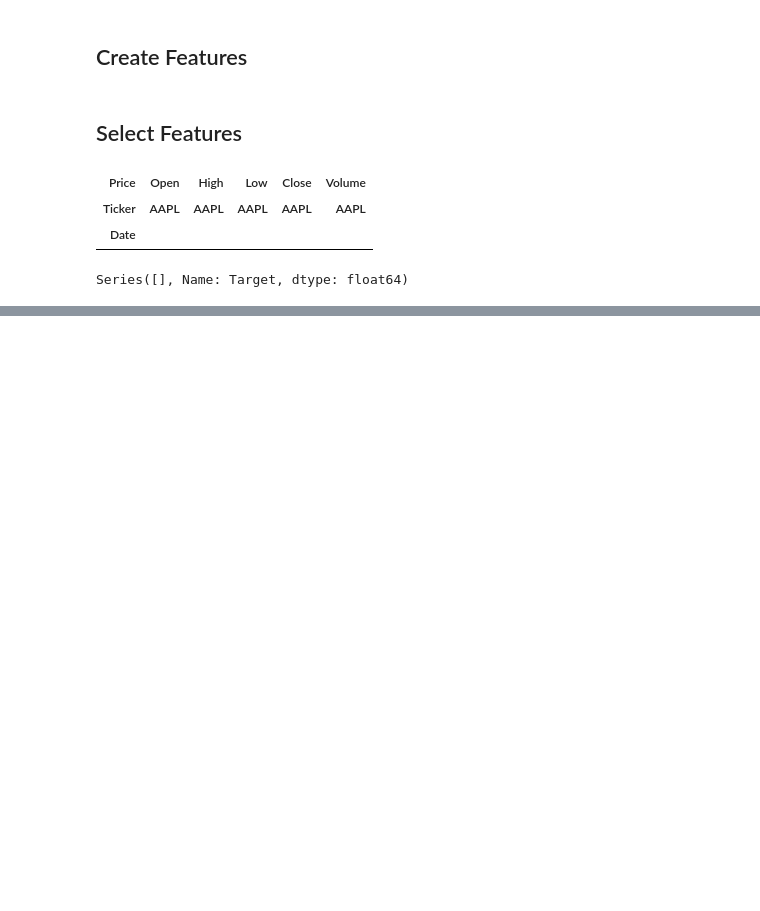
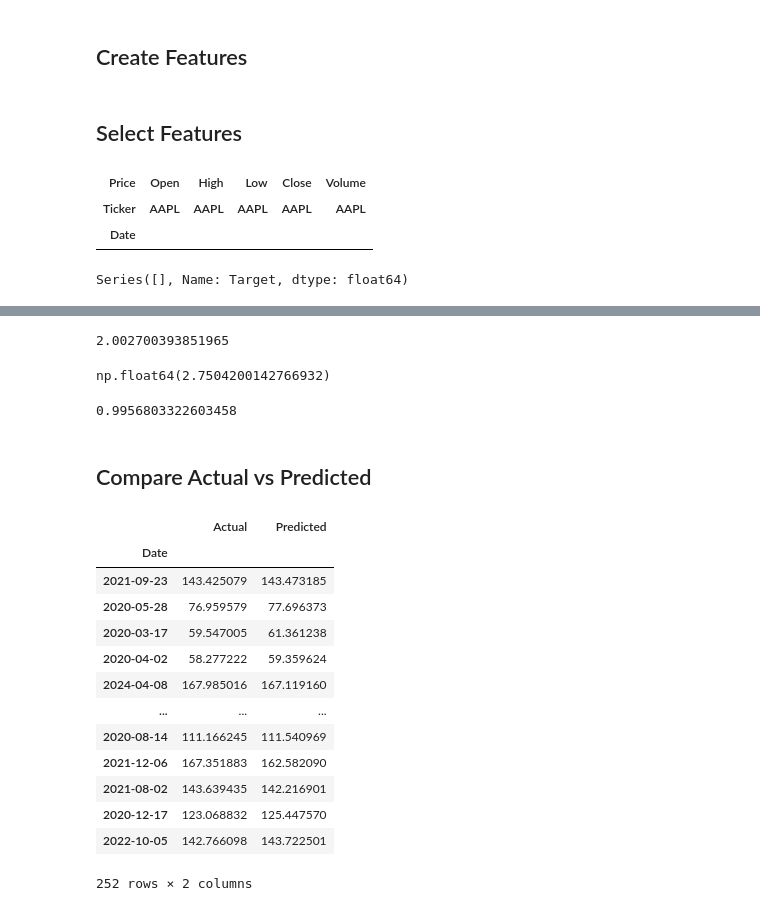
Before and after one commit to manasranjn/Helios-1.3, a Jupyter notebook: project1.ipynb, the cells around one changed output, grey strips where cells are left out. Drawn from its saved outputs; the diff is of its cells as text; code cells hidden in the pictures; blank space fills up the shorter version.

```diff
--- a/project1.ipynb
+++ b/project1.ipynb
@@ -114,0 +117,2 @@ Series([], Name: Target, dtype: float64)
+# %%
+x_train, x_test, y_train, y_test = train_test_split(x,y,test_size=0.2, random_state=42)
@@ -114,0 +143,36 @@ Series([], Name: Target, dtype: float64)
+# %%
+mae
+# %% [output]
+2.002700393851965
+# %%
+rmse
+# %% [output]
+np.float64(2.7504200142766932)
+# %%
+r2
+# %% [output]
+0.9956803322603458
+# %% [markdown]
+## Compare Actual vs Predicted
+# %%
+result = pd.DataFrame({
+    "Actual": y_test,
+    "Predicted": prediction
+})
+
+result
+# %% [output]
+|  | Actual | Predicted |
+| Date |  |  |
+| 2021-09-23 | 143.425079 | 143.473185 |
+| 2020-05-28 | 76.959579 | 77.696373 |
+| 2020-03-17 | 59.547005 | 61.361238 |
+| 2020-04-02 | 58.277222 | 59.359624 |
+| 2024-04-08 | 167.985016 | 167.119160 |
+| ... | ... | ... |
+| 2020-08-14 | 111.166245 | 111.540969 |
+| 2021-12-06 | 167.351883 | 162.582090 |
+| 2021-08-02 | 143.639435 | 142.216901 |
+| 2020-12-17 | 123.068832 | 125.447570 |
+| 2022-10-05 | 142.766098 | 143.722501 |
+252 rows × 2 columns
```
Also changed, not shown: parts of 17 cells of this notebook, 1 other file.
